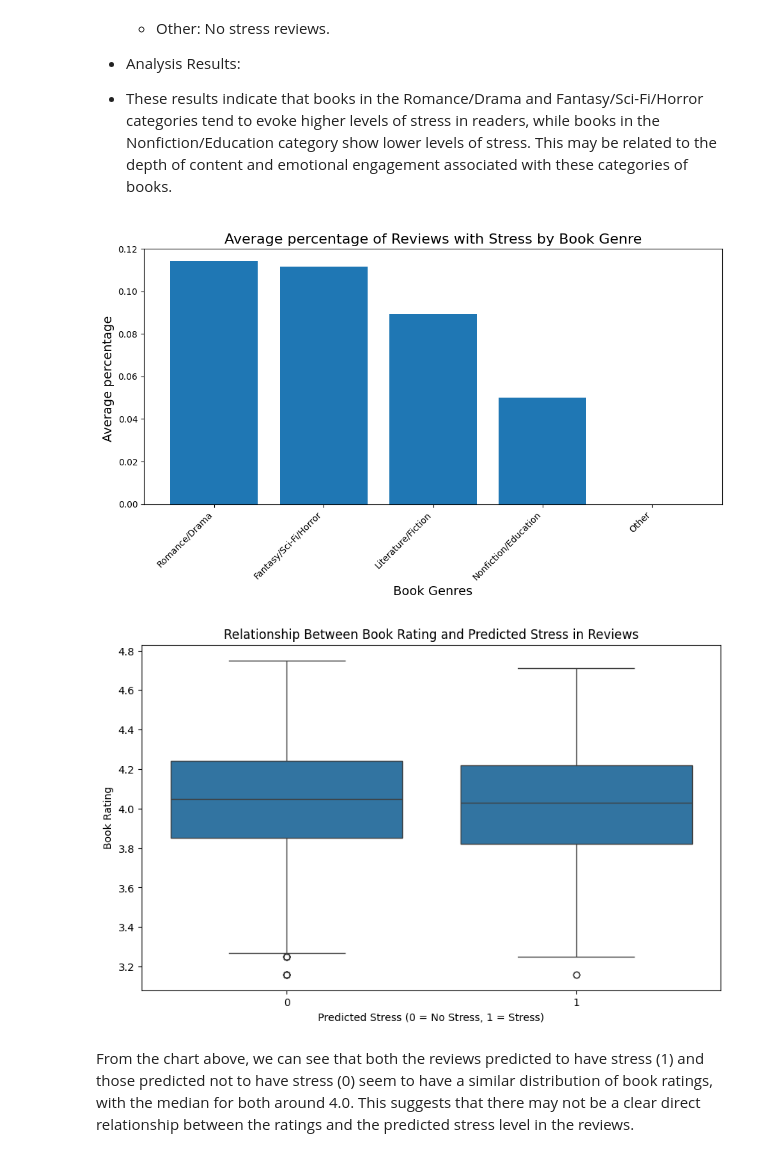
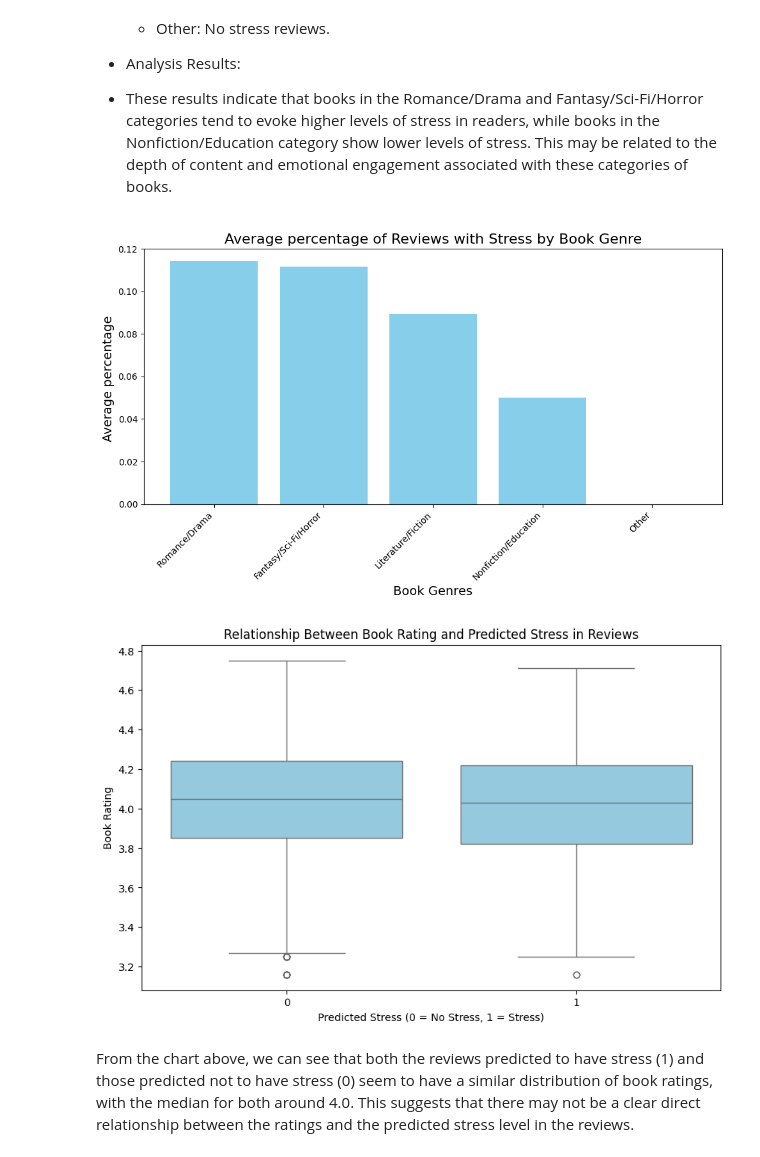
Before and after one commit to txiao9331/EmoLit, a Jupyter notebook: EDA&Tableau/EDA.ipynb, the cells around one changed output. Drawn from its saved outputs; the diff is of its cells as text; code cells hidden in the pictures.

```diff
--- a/EDA&Tableau/EDA.ipynb
+++ b/EDA&Tableau/EDA.ipynb
@@ -342,31 +363,31 @@ Name: predicted_stress, dtype: float64
 # %%
 import matplotlib.pyplot as plt
 
 genres = main_genre_stress_analysis.index
 mean_stress = main_genre_stress_analysis.values
 
 plt.figure(figsize=(10, 6))
-plt.bar(genres, mean_stress)
+plt.bar(genres, mean_stress,color='skyblue')
 plt.xlabel('Book Genres', fontsize=14)
 plt.ylabel('Average percentage ', fontsize=14)
 plt.title('Average percentage of Reviews with Stress by Book Genre', fontsize=16)
 plt.xticks(rotation=45, ha='right')
 plt.tight_layout()
 
 plt.savefig('../img/stress&genre.png')
 plt.show()
 # %% [output]
-[figure, old version]
+[figure, new version]
 # %%
 # Visualizing the relationship between book rating and predicted stress in reviews
 plt.figure(figsize=(10, 6))
-sns.boxplot(x='predicted_stress', y='rating', data=merged_review_data)
+sns.boxplot(x='predicted_stress', y='rating', data=merged_review_data,color='skyblue')
 plt.title('Relationship Between Book Rating and Predicted Stress in Reviews')
 plt.xlabel('Predicted Stress (0 = No Stress, 1 = Stress)')
 plt.ylabel('Book Rating')
 plt.show()
 # %% [output]
-[figure, old version]
+[figure, new version]
 # %% [markdown]
 From the chart above, we can see that both the reviews predicted to have stress (1) and those predicted not to have stress (0) seem to have a similar distribution of book ratings, with the median for both around 4.0. This suggests that there may not be a clear direct relationship between the ratings and the predicted stress level in the reviews.
 # %% [markdown]
```
Also changed, not shown: parts of 13 cells of this notebook, 3 other files.
